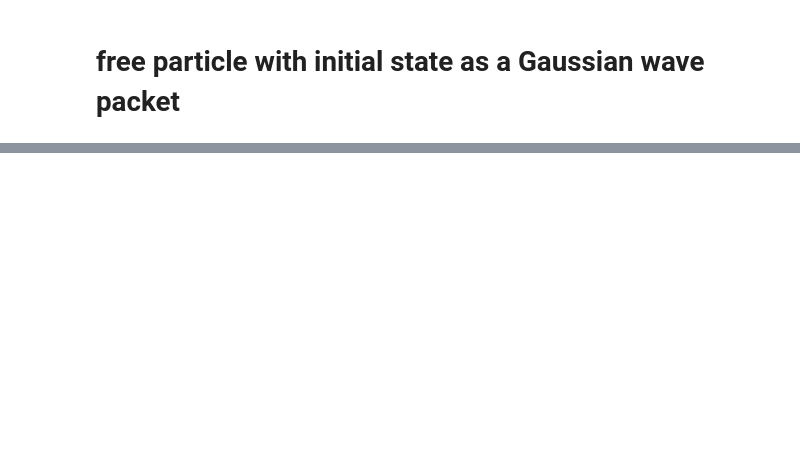
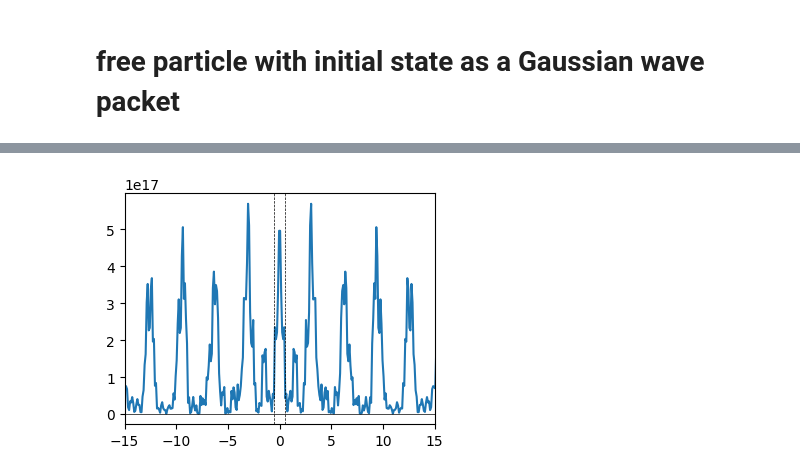
Before and after one commit to siyang03/numerical-path-integral, a Jupyter notebook: path integral 2.ipynb, the cells around one changed output, grey strips where cells are left out. Saved outputs shown, nothing was run; the diff lists cells and outputs as text; code cells hidden in the pictures; blank space fills up the shorter version.

```diff
--- a/path integral 2.ipynb
+++ b/path integral 2.ipynb
@@ -83,0 +184,47 @@ plt.show()
+# %%
+L = 50
+T = 0.01
+N = 5
+M = 1000
+x = np.linspace(-L, L, M)
+dx = 2*L/(M-1)
+dt = T/(N - 1 + 1)
+
+m = 1
+def V(x):
+    if x > 10 or x < - 10:
+        return 100000
+    else:
+        return 0
+#k0 = 1
+psi_0 = []
+for xi in x:
+    if xi < 1/2 and xi > - 1/2:
+        psi_0.append(1)
+    else:
+        psi_0.append(0)
+psi_0 = np.array(psi_0)
+
+K = []
+for xi in x:
+    Ki = []
+    for xj in x:
+        Kij = (m / (2 * np.pi * 1j * dt))**0.5 * np.exp(1j * (m / 2 * (xi - xj)**2/dt - dt * V(xi)))
+        Ki.append(Kij)
+    K.append(Ki)
+K = np.array(K)
+KpowerN = K
+for i in range(N):
+    KpowerN = KpowerN @ K # K^{N + 1}
+psi_final = dx**(N + 1) * KpowerN @ psi_0
+# %%
+rho_final = (psi_final.real)**2 + (psi_final.imag)**2
+fig, ax = plt.subplots(figsize=(4, 3))
+ax.plot(x, rho_final)
+ax.set_xlim(-15, 15)
+ax.axhline(y=0, linestyle='-', linewidth=0.5, color='black')
+ax.axvline(x=1/2, linestyle='--', linewidth=0.5, color='black')
+ax.axvline(x=-1/2, linestyle='--', linewidth=0.5, color='black')
+plt.show()
+# %% [output]
+[figure, added]
```
Also changed, not shown: parts of 12 cells of this notebook, 30 other files.
